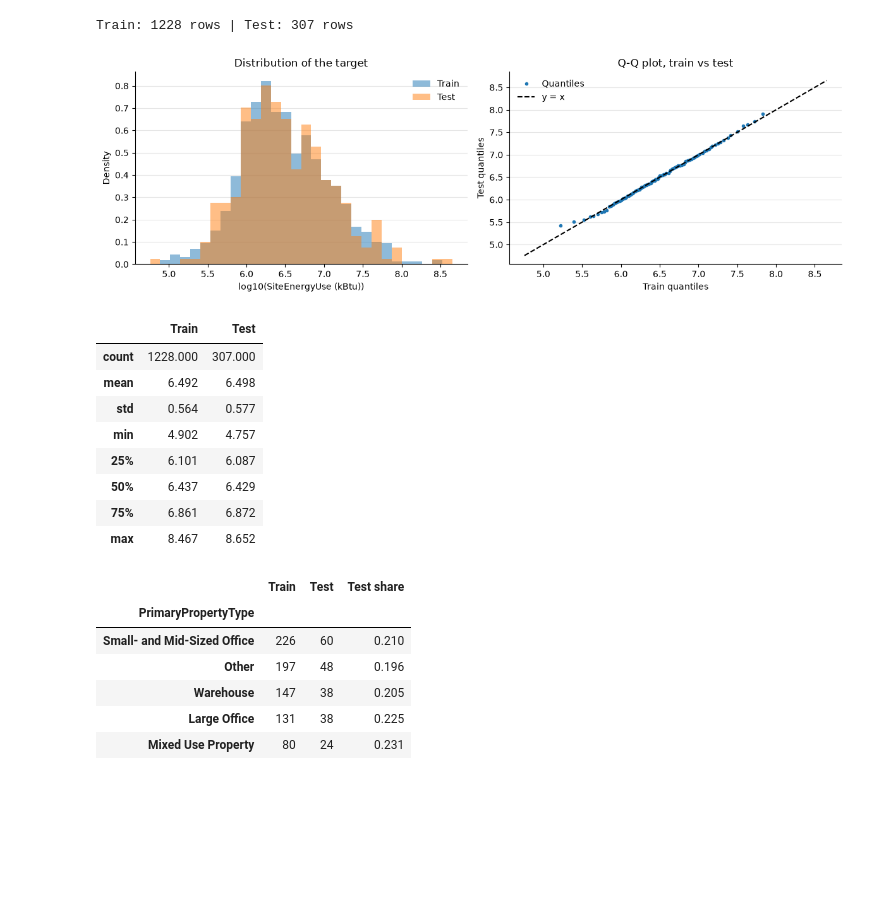
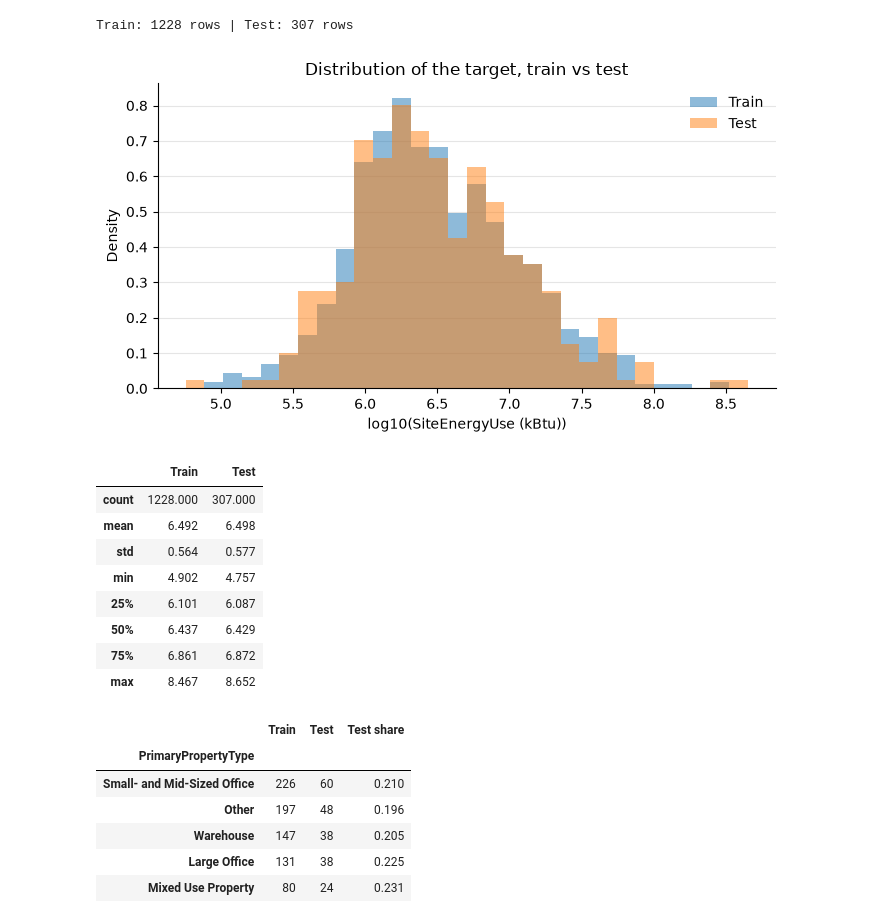
Before and after one commit to dapitch666/oc-p03-seattle-building-energy, a Jupyter notebook: notebooks/03_modeling.ipynb, the cells around one changed output. Saved outputs shown, nothing was run; the diff lists cells and outputs as text; code cells hidden in the pictures; blank space fills up the shorter version.

```diff
--- a/notebooks/03_modeling.ipynb
+++ b/notebooks/03_modeling.ipynb
@@ -126,37 +109,25 @@ Train: 1228 rows | Test: 307 rows
 # %%
 # Check: log10(y) distributions of the two sets (for display only)
 log_train, log_test = np.log10(y_train), np.log10(y_test)
 log_all = np.log10(y)
 
-fig, axes = plt.subplots(1, 2, figsize=(12, 4))
+fig, ax = plt.subplots(figsize=(7, 4))
 
 bins = np.linspace(log_all.min(), log_all.max(), 31)
-axes[0].hist(log_train, bins=bins, density=True, alpha=0.5, label="Train")
-axes[0].hist(log_test, bins=bins, density=True, alpha=0.5, label="Test")
-axes[0].set_xlabel("log10(SiteEnergyUse (kBtu))")
-axes[0].set_ylabel("Density")
-axes[0].set_title("Distribution of the target")
-axes[0].legend()
-
-quantiles = np.linspace(0.01, 0.99, 99)
-axes[1].plot(
-    log_train.quantile(quantiles), log_test.quantile(quantiles), ".", label="Quantiles"
-)
-axes[1].plot(
-    [log_all.min(), log_all.max()], [log_all.min(), log_all.max()], "k--", label="y = x"
-)
-axes[1].set_xlabel("Train quantiles")
-axes[1].set_ylabel("Test quantiles")
-axes[1].set_title("Q-Q plot, train vs test")
-axes[1].legend()
+ax.hist(log_train, bins=bins, density=True, alpha=0.5, label="Train")
+ax.hist(log_test, bins=bins, density=True, alpha=0.5, label="Test")
+ax.set_xlabel("log10(SiteEnergyUse (kBtu))")
+ax.set_ylabel("Density")
+ax.set_title("Distribution of the target, train vs test")
+ax.legend()
 
 plt.tight_layout()
 plt.show()
 
 summary = pd.DataFrame({"Train": log_train.describe(), "Test": log_test.describe()})
 display(summary.round(3))
 # %% [output]
-[figure, old version]
+[figure, new version]
 |  | Train | Test |
 | count | 1228.000 | 307.000 |
 | mean | 6.492 | 6.498 |
```
Also changed, not shown: parts of 74 cells of this notebook.
